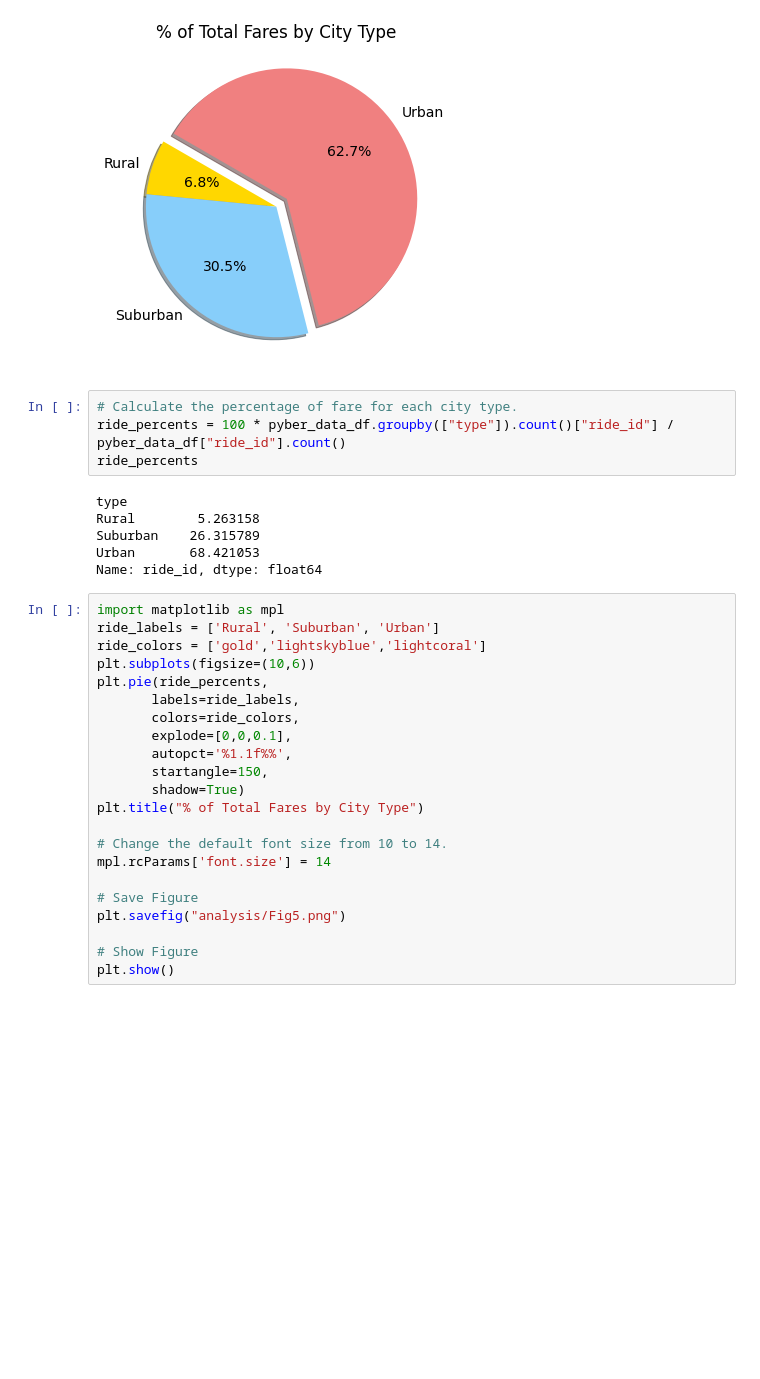
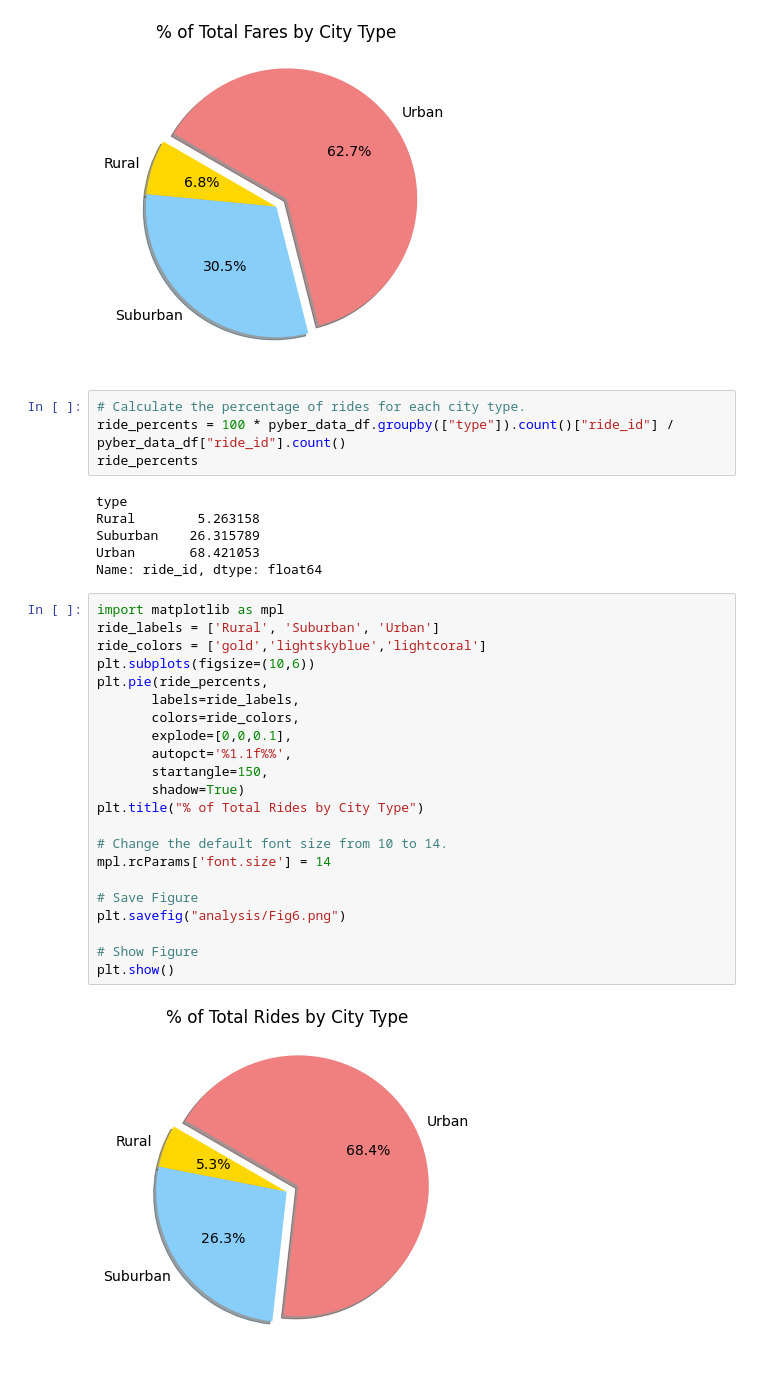
Before and after one commit to connorfarrell7/PyBer_Analysis, a Jupyter notebook: Pyber.ipynb, the cells around one changed output. Saved outputs shown, nothing was run; the diff lists cells and outputs as text; blank space fills up the shorter version.

Commit message:
added figure 7

```diff
--- a/Pyber.ipynb
+++ b/Pyber.ipynb
@@ -748,7 +748,7 @@ plt.show()
 # %% [output]
 [figure]
 # %%
-# Calculate the percentage of fare for each city type.
+# Calculate the percentage of rides for each city type.
 ride_percents = 100 * pyber_data_df.groupby(["type"]).count()["ride_id"] / pyber_data_df["ride_id"].count()
 ride_percents
 # %% [output]
@@ -760,22 +760,24 @@ Name: ride_id, dtype: float64
 # %%
 import matplotlib as mpl
 ride_labels = ['Rural', 'Suburban', 'Urban']
 ride_colors = ['gold','lightskyblue','lightcoral']
 plt.subplots(figsize=(10,6))
 plt.pie(ride_percents,
        labels=ride_labels,
        colors=ride_colors,
        explode=[0,0,0.1],
        autopct='%1.1f%%',
        startangle=150,
        shadow=True)
-plt.title("% of Total Fares by City Type")
+plt.title("% of Total Rides by City Type")
 
 # Change the default font size from 10 to 14.
 mpl.rcParams['font.size'] = 14
 
 # Save Figure
-plt.savefig("analysis/Fig5.png")
+plt.savefig("analysis/Fig6.png")
 
 # Show Figure
 plt.show()
+# %% [output]
+[figure, added]
```
Also changed, not shown: parts of 2 cells of this notebook, 2 other files.
